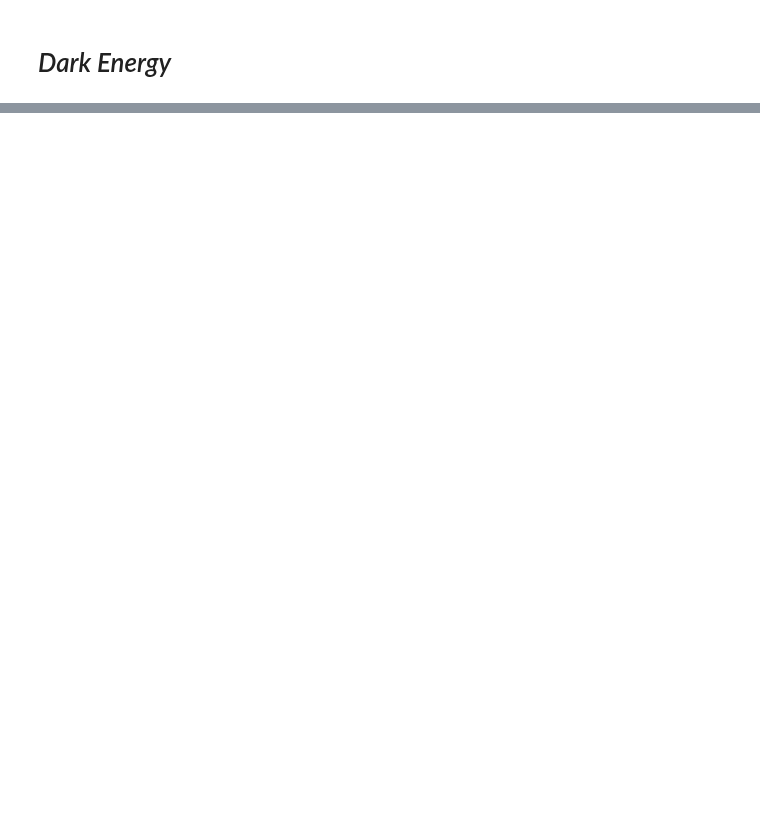
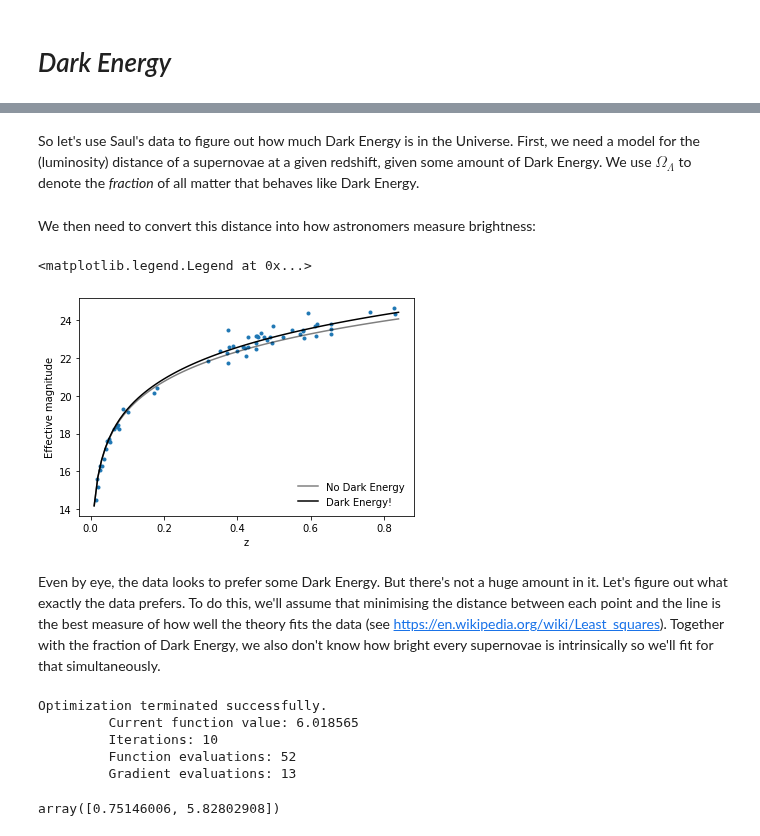
Before and after one commit to DESIHIGH/desihigh, a Jupyter notebook: Intro.ipynb, the cells around one changed output, grey strips where cells are left out. Saved outputs shown, nothing was run; the diff lists cells and outputs as text; code cells hidden in the pictures; blank space fills up the shorter version.

```diff
--- a/Intro.ipynb
+++ b/Intro.ipynb
@@ -184,0 +225,33 @@ So in conclusion, every galaxy is likely to be moving away from us!  We find thi
+# %% [markdown]
+So let's use Saul's data to figure out how much Dark Energy is in the Universe.  First, we need a model for the (luminosity) distance of a supernovae at a given redshift, given some amount of Dark Energy.  We use $\Omega_\Lambda$ to denote the _fraction_ of all matter that behaves like Dark Energy.
+# %%
+from astropy.cosmology import FlatLambdaCDM
+
+def lumdist(z, olambda):
+  cosmo = FlatLambdaCDM(H0=70, Om0=1. - olambda, Tcmb0=2.725)
+
+  return  cosmo.luminosity_distance(z)
+# %% [markdown]
+We then need to convert this distance into how astronomers measure brightness:
+# %%
+def effmag(z, olambda, MB):
+  DL = lumdist(z, olambda)
+
+  return MB + 5. * np.log10(DL.value)
+# %%
+zs = np.arange(0.01, 0.85, 0.01)
+
+pl.plot(dat['z'], dat['Effective magnitude'], marker='.', lw=0.0)
+
+pl.plot(zs, effmag(zs, 0.0, 6.), c='k', label='No Dark Energy', alpha=0.5)
+pl.plot(zs, effmag(zs, 0.5, 6.), c='k', label='Dark Energy!')
+
+pl.xlabel('z')
+pl.ylabel('Effective magnitude')
+
+pl.legend(loc=4, frameon=False)
+# %% [output]
+<matplotlib.legend.Legend at 0x...>
+[figure, added]
+# %% [markdown]
+Even by eye, the data looks to prefer some Dark Energy.  But there's not a huge amount in it.  Let's figure out what exactly the data prefers.  To do this, we'll assume that minimising the distance between each point and the line is the best measure of how well the theory fits the data (see https://en.wikipedia.org/wiki/Least_squares).  Together with the fraction of Dark Energy, we also don't know how bright every supernovae is intrinsically so we'll fit for that simultaneously.
@@ -184,0 +268,12 @@ So in conclusion, every galaxy is likely to be moving away from us!  We find thi
+# %%
+res = minimize(chi2, x0=[0.5, 5.0], options={'disp': True})
+# %% [output]
+Optimization terminated successfully.
+         Current function value: 6.018565
+         Iterations: 10
+         Function evaluations: 52
+         Gradient evaluations: 13
+# %%
+res.x
+# %% [output]
+array([0.75146006, 5.82802908])
```
Also changed, not shown: parts of 17 cells of this notebook, 2 other files.
